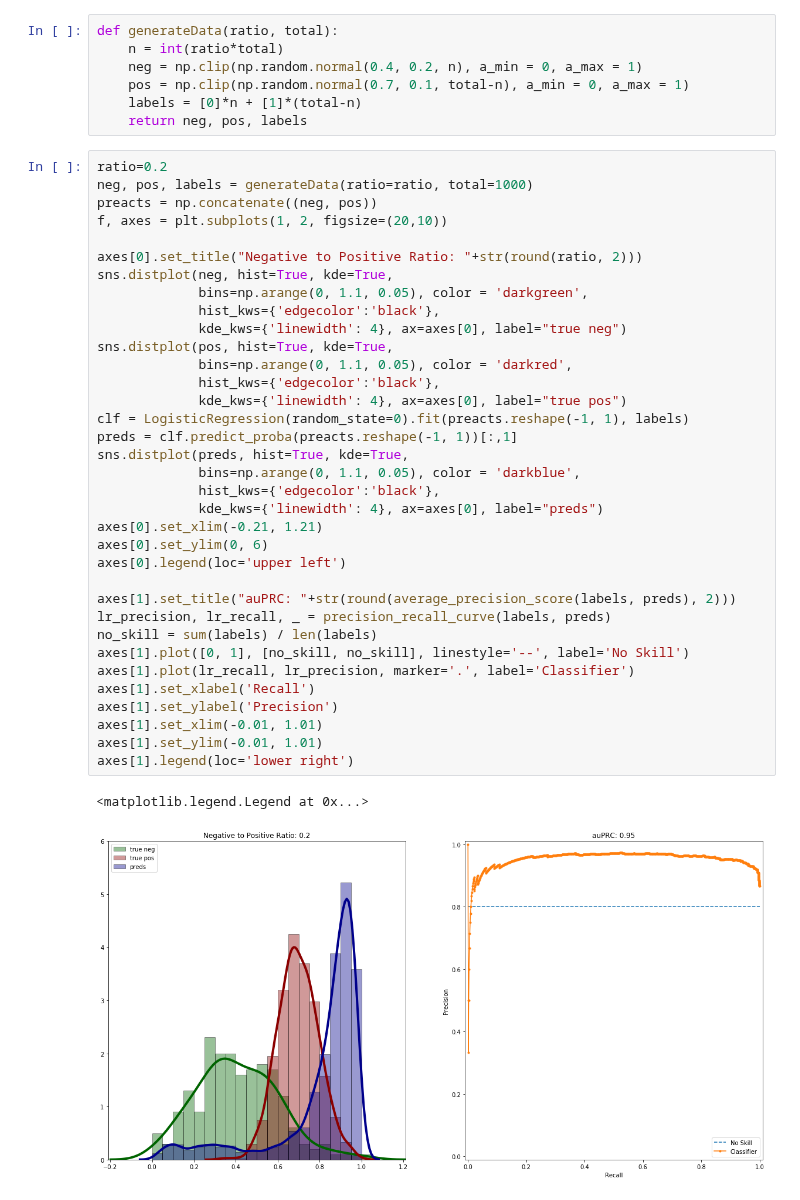
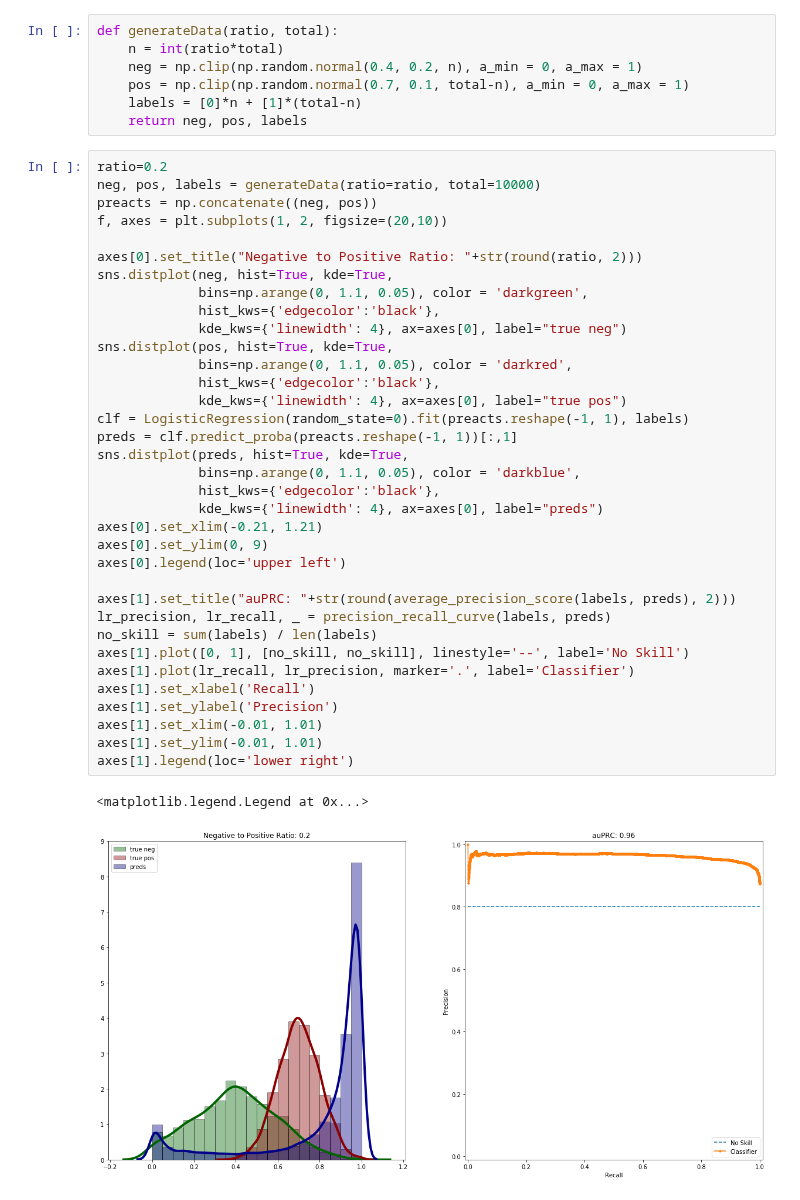
Before and after one commit to kundajelab/label_shift_experiments, a Jupyter notebook: label_shift_example.ipynb, the cells around one changed output. Cells and saved outputs as stored; diff of their text form.

```diff
--- a/label_shift_example.ipynb
+++ b/label_shift_example.ipynb
@@ -14,41 +14,41 @@ def generateData(ratio, total):
     return neg, pos, labels
 # %%
 ratio=0.2
-neg, pos, labels = generateData(ratio=ratio, total=1000)
+neg, pos, labels = generateData(ratio=ratio, total=10000)
 preacts = np.concatenate((neg, pos))
 f, axes = plt.subplots(1, 2, figsize=(20,10))
 
 axes[0].set_title("Negative to Positive Ratio: "+str(round(ratio, 2)))
 sns.distplot(neg, hist=True, kde=True,
              bins=np.arange(0, 1.1, 0.05), color = 'darkgreen',
              hist_kws={'edgecolor':'black'},
              kde_kws={'linewidth': 4}, ax=axes[0], label="true neg")
 sns.distplot(pos, hist=True, kde=True,
              bins=np.arange(0, 1.1, 0.05), color = 'darkred',
              hist_kws={'edgecolor':'black'},
              kde_kws={'linewidth': 4}, ax=axes[0], label="true pos")
 clf = LogisticRegression(random_state=0).fit(preacts.reshape(-1, 1), labels)
 preds = clf.predict_proba(preacts.reshape(-1, 1))[:,1]
 sns.distplot(preds, hist=True, kde=True,
              bins=np.arange(0, 1.1, 0.05), color = 'darkblue',
              hist_kws={'edgecolor':'black'},
              kde_kws={'linewidth': 4}, ax=axes[0], label="preds")
 axes[0].set_xlim(-0.21, 1.21)
-axes[0].set_ylim(0, 6)
+axes[0].set_ylim(0, 9)
 axes[0].legend(loc='upper left')
 
 axes[1].set_title("auPRC: "+str(round(average_precision_score(labels, preds), 2)))
 lr_precision, lr_recall, _ = precision_recall_curve(labels, preds)
 no_skill = sum(labels) / len(labels)
 axes[1].plot([0, 1], [no_skill, no_skill], linestyle='--', label='No Skill')
 axes[1].plot(lr_recall, lr_precision, marker='.', label='Classifier')
 axes[1].set_xlabel('Recall')
 axes[1].set_ylabel('Precision')
 axes[1].set_xlim(-0.01, 1.01)
 axes[1].set_ylim(-0.01, 1.01)
 axes[1].legend(loc='lower right')
 # %% [output]
 <matplotlib.legend.Legend at 0x...>
-[figure, old version]
+[figure, new version]
 # %%
 for idx, ratio in enumerate(np.arange(0.2, 0.91, 0.01)):
```
Also changed, not shown: parts of 1 cell of this notebook.
